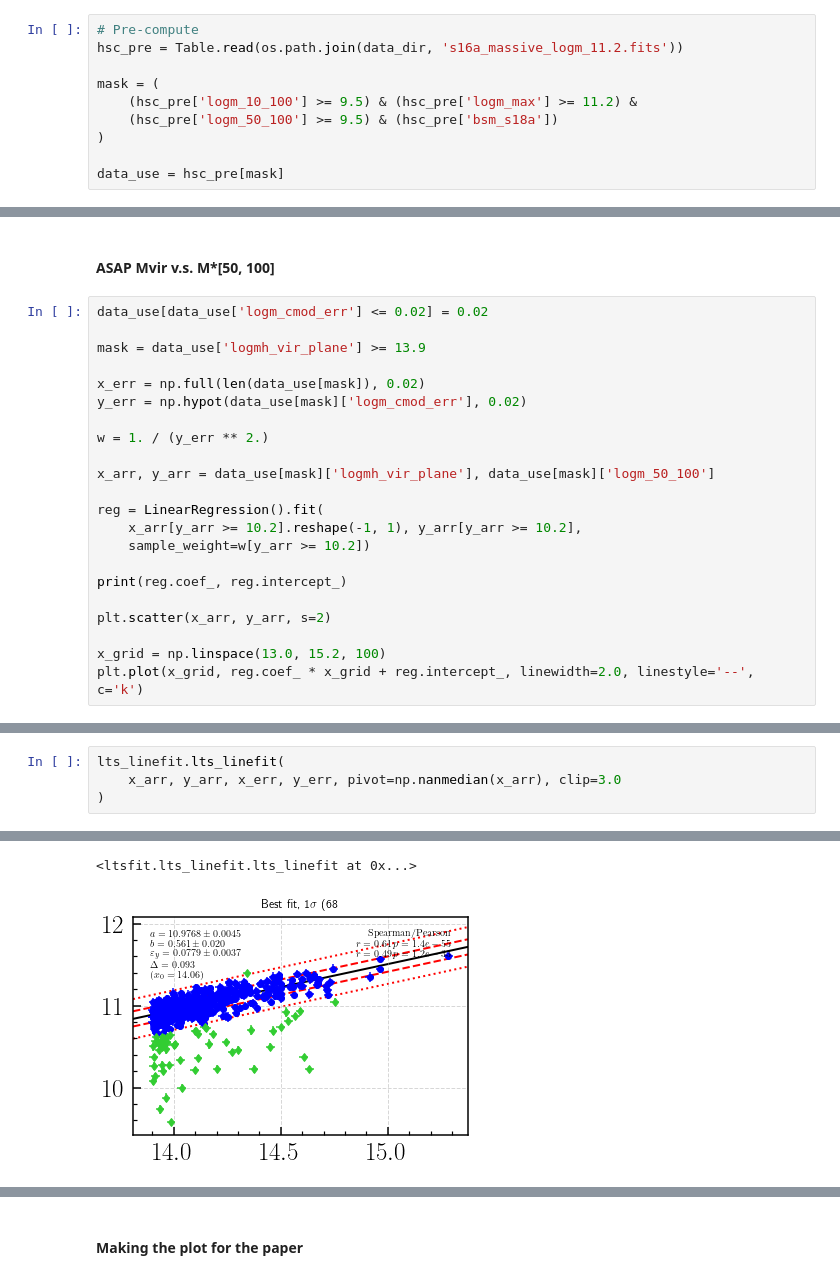
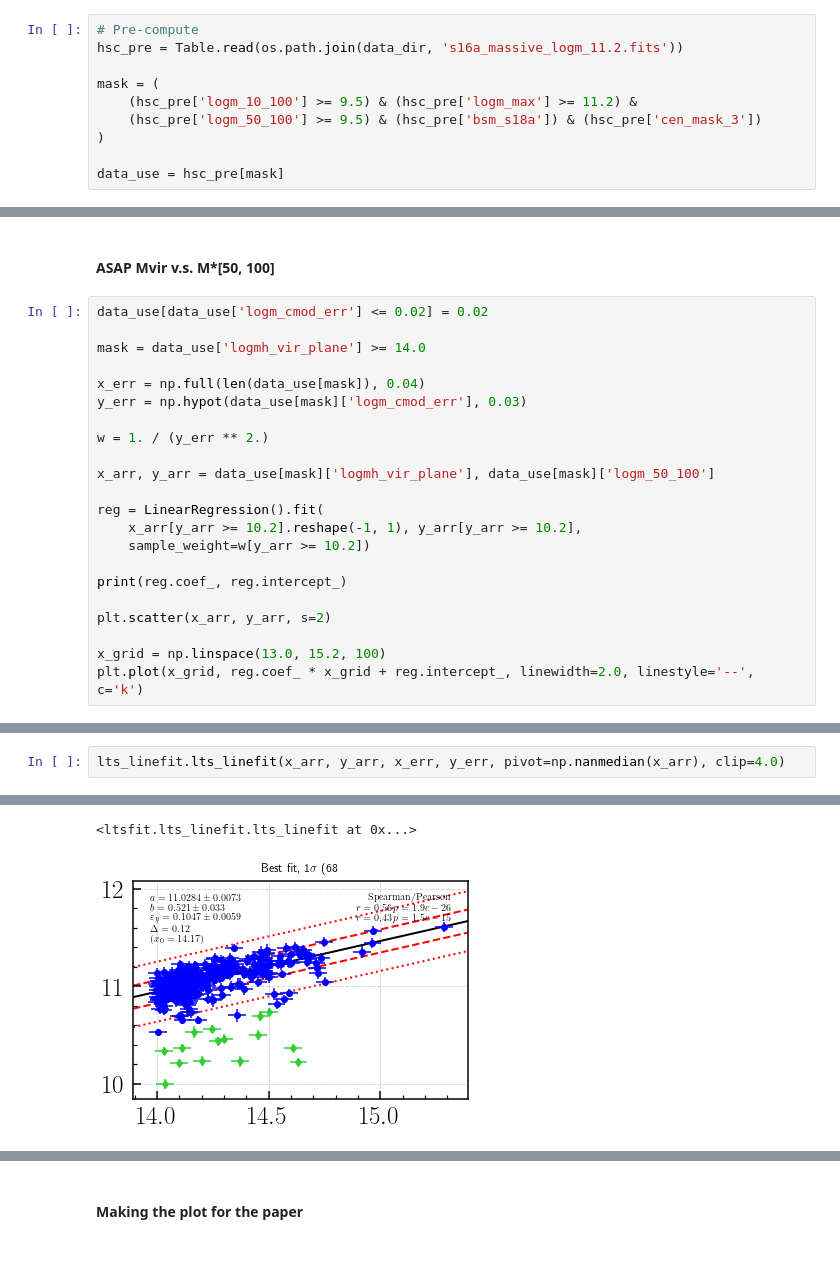
Before and after one commit to dr-guangtou/jianbing, a Jupyter notebook: notebooks/figure/fig12.ipynb, the cells around one changed output, grey strips where cells are left out. Drawn from its saved outputs; the diff is of its cells as text.

```diff
--- a/notebooks/figure/fig12.ipynb
+++ b/notebooks/figure/fig12.ipynb
@@ -58,7 +59,7 @@ hsc_pre = Table.read(os.path.join(data_dir, 's16a_massive_logm_11.2.fits'))
 
 mask = (
     (hsc_pre['logm_10_100'] >= 9.5) & (hsc_pre['logm_max'] >= 11.2) &
-    (hsc_pre['logm_50_100'] >= 9.5) & (hsc_pre['bsm_s18a'])
+    (hsc_pre['logm_50_100'] >= 9.5) & (hsc_pre['bsm_s18a']) & (hsc_pre['cen_mask_3'])
 )
 
 data_use = hsc_pre[mask]
@@ -123,10 +168,10 @@ seconds 25.52
 # %%
 data_use[data_use['logm_cmod_err'] <= 0.02] = 0.02
 
-mask = data_use['logmh_vir_plane'] >= 13.9
+mask = data_use['logmh_vir_plane'] >= 14.0
 
-x_err = np.full(len(data_use[mask]), 0.02)
-y_err = np.hypot(data_use[mask]['logm_cmod_err'], 0.02)
+x_err = np.full(len(data_use[mask]), 0.04)
+y_err = np.hypot(data_use[mask]['logm_cmod_err'], 0.03)
 
 w = 1. / (y_err ** 2.)
 
@@ -155,5 +194,3 @@ np.nanstd(y_arr[x_mask] - (reg.coef_ * x_arr[x_mask] + reg.intercept_))
 # %%
-lts_linefit.lts_linefit(
-    x_arr, y_arr, x_err, y_err, pivot=np.nanmedian(x_arr), clip=3.0
-)
+lts_linefit.lts_linefit(x_arr, y_arr, x_err, y_err, pivot=np.nanmedian(x_arr), clip=4.0)
 # %% [output]
@@ -177,2 +214,2 @@ seconds 27.57
 <ltsfit.lts_linefit.lts_linefit at 0x...>
-[figure, old version]
+[figure, new version]
```
Also changed, not shown: parts of 16 cells of this notebook, 3 other files.
